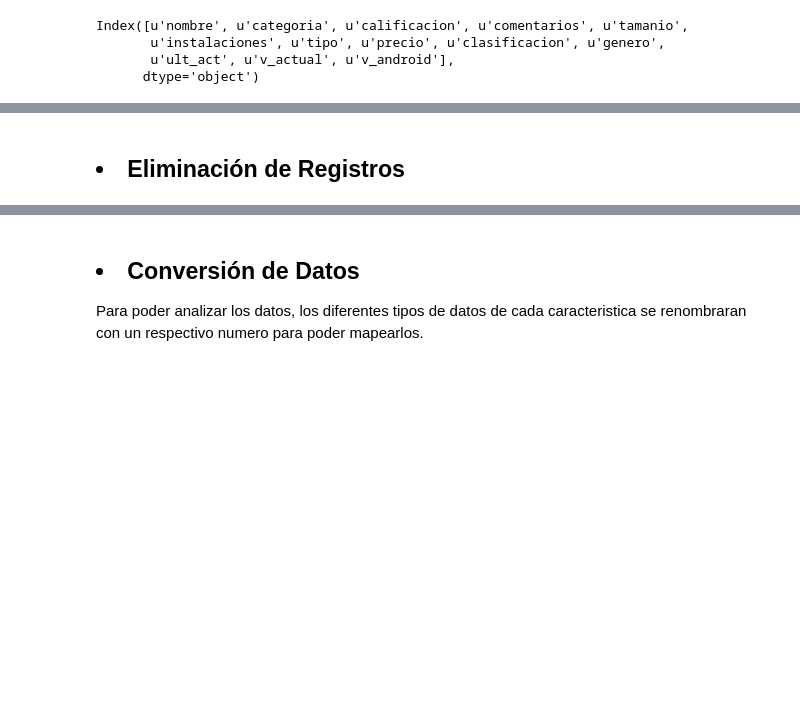
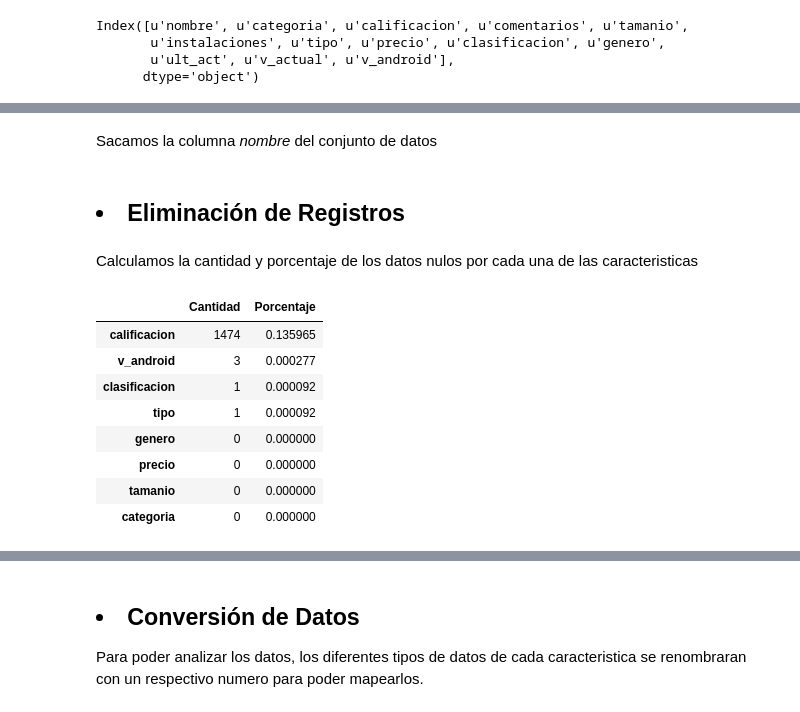
Before and after one commit to OscarAnCorzo/precalificador_apps, a Jupyter notebook: notebook/proyecto.ipynb, the cells around one changed output, grey strips where cells are left out. Cells and saved outputs as stored; diff of their text form; code cells hidden in the pictures; blank space fills up the shorter version.

```diff
--- a/notebook/proyecto.ipynb
+++ b/notebook/proyecto.ipynb
@@ -151,2 +127,21 @@ d
+# %% [markdown]
+Sacamos la columna <i>nombre</i> del conjunto de datos
 # %% [markdown]
 <h2><li>Eliminación de Registros</li></h2>
+# %% [markdown]
+Calculamos la cantidad y porcentaje de los datos nulos por cada una de las caracteristicas
+# %%
+cantidad = d.isnull().sum().sort_values(ascending=False)
+porcentaje = (d.isnull().sum()/d.isnull().count()).sort_values(ascending=False)
+datos_nulos = pd.concat([cantidad, porcentaje], axis=1, keys=['Cantidad', 'Porcentaje'])
+datos_nulos
+# %% [output]
+|  | Cantidad | Porcentaje |
+| calificacion | 1474 | 0.135965 |
+| v_android | 3 | 0.000277 |
+| clasificacion | 1 | 0.000092 |
+| tipo | 1 | 0.000092 |
+| genero | 0 | 0.000000 |
+| precio | 0 | 0.000000 |
+| tamanio | 0 | 0.000000 |
+| categoria | 0 | 0.000000 |
```
Also changed, not shown: parts of 31 cells of this notebook.
